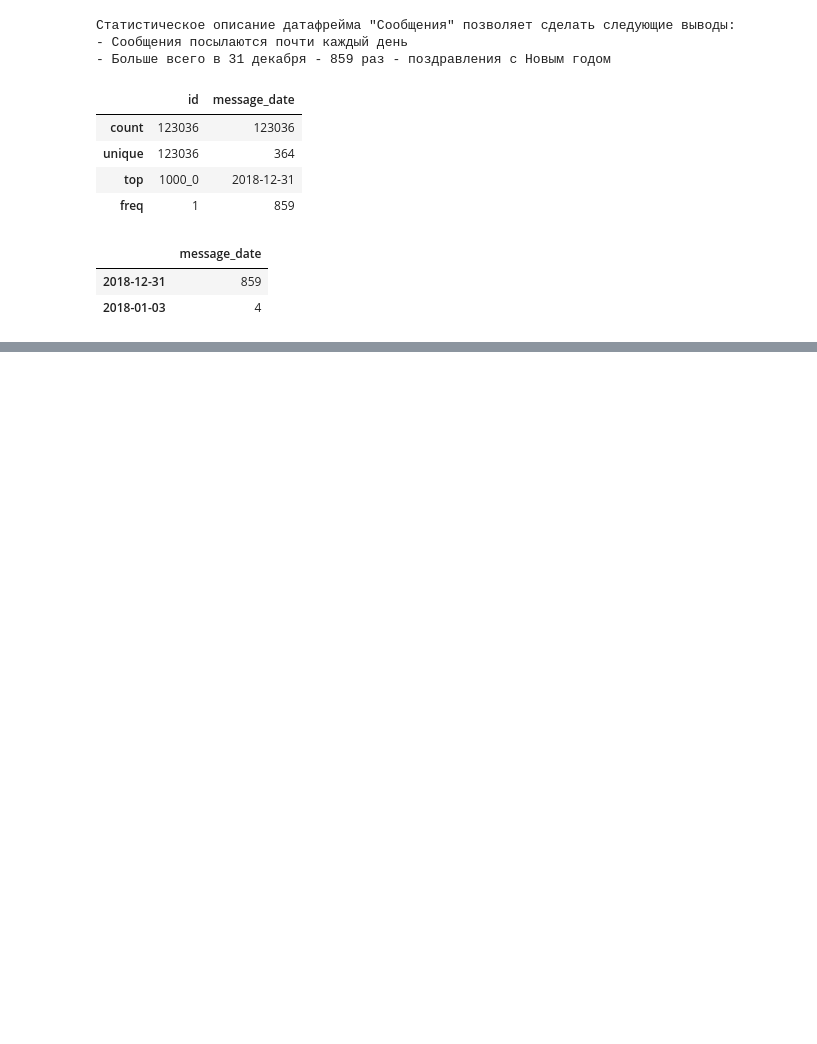
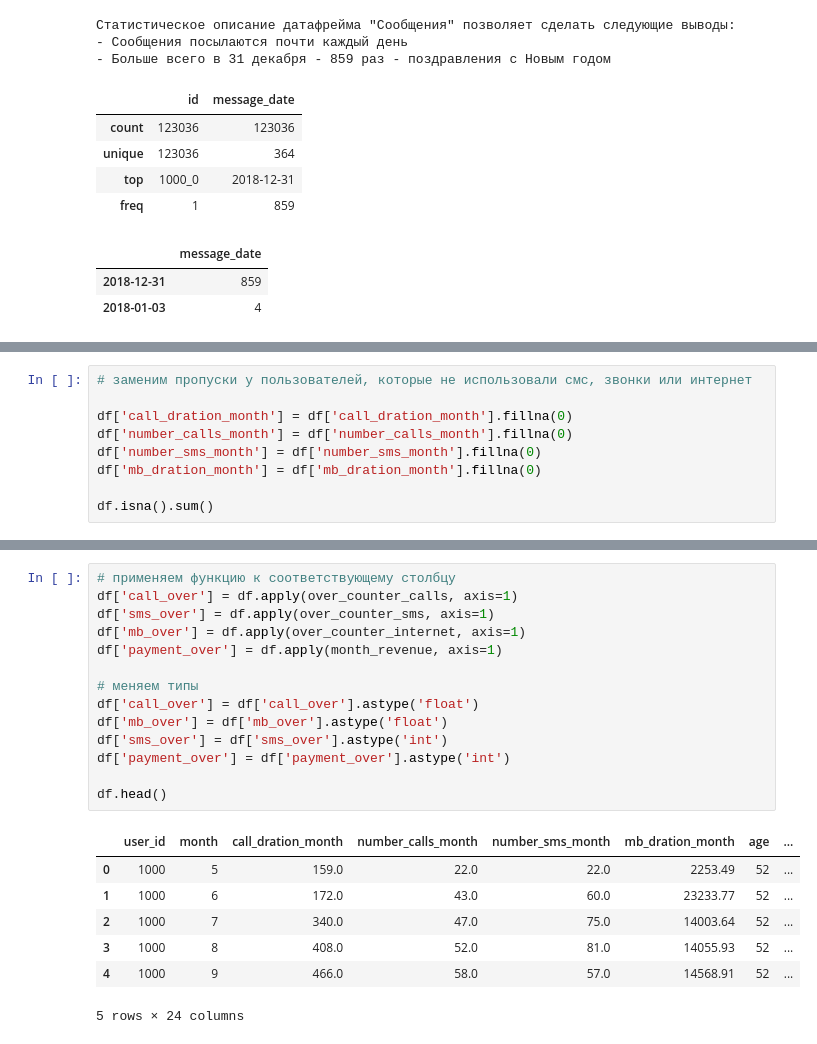
Before and after one commit to Lelenoir/DataAnalystPraktikum, a Jupyter notebook: Спринт 6/Спринт 6. Статистический анализ данных.ipynb, the cells around one changed output, grey strips where cells are left out. Drawn from its saved outputs; the diff is of its cells as text; blank space fills up the shorter version.

```diff
--- a/Спринт 6/Спринт 6. Статистический анализ данных.ipynb
+++ b/Спринт 6/Спринт 6. Статистический анализ данных.ipynb
@@ -388,0 +424,9 @@ users_messages.sample(2)
+# %%
+# заменим пропуски у пользователей, которые не использовали смс, звонки или интернет
+
+df['call_dration_month'] = df['call_dration_month'].fillna(0)
+df['number_calls_month'] = df['number_calls_month'].fillna(0)
+df['number_sms_month'] = df['number_sms_month'].fillna(0)
+df['mb_dration_month'] = df['mb_dration_month'].fillna(0)
+
+df.isna().sum()
@@ -388,0 +492,22 @@ users_messages.sample(2)
+# %%
+# применяем функцию к соответствующему столбцу
+df['call_over'] = df.apply(over_counter_calls, axis=1)
+df['sms_over'] = df.apply(over_counter_sms, axis=1)
+df['mb_over'] = df.apply(over_counter_internet, axis=1)
+df['payment_over'] = df.apply(month_revenue, axis=1)
+
+# меняем типы
+df['call_over'] = df['call_over'].astype('float')
+df['mb_over'] = df['mb_over'].astype('float')
+df['sms_over'] = df['sms_over'].astype('int')
+df['payment_over'] = df['payment_over'].astype('int')
+
+df.head()
+# %% [output]
+|  | user_id | month | call_dration_month | number_calls_month | number_sms_month | mb_dration_month | age | ... |
+| 0 | 1000 | 5 | 159.0 | 22.0 | 22.0 | 2253.49 | 52 | ... |
+| 1 | 1000 | 6 | 172.0 | 43.0 | 60.0 | 23233.77 | 52 | ... |
+| 2 | 1000 | 7 | 340.0 | 47.0 | 75.0 | 14003.64 | 52 | ... |
+| 3 | 1000 | 8 | 408.0 | 52.0 | 81.0 | 14055.93 | 52 | ... |
+| 4 | 1000 | 9 | 466.0 | 58.0 | 57.0 | 14568.91 | 52 | ... |
+5 rows × 24 columns
```
Also changed, not shown: parts of 39 cells of this notebook.
